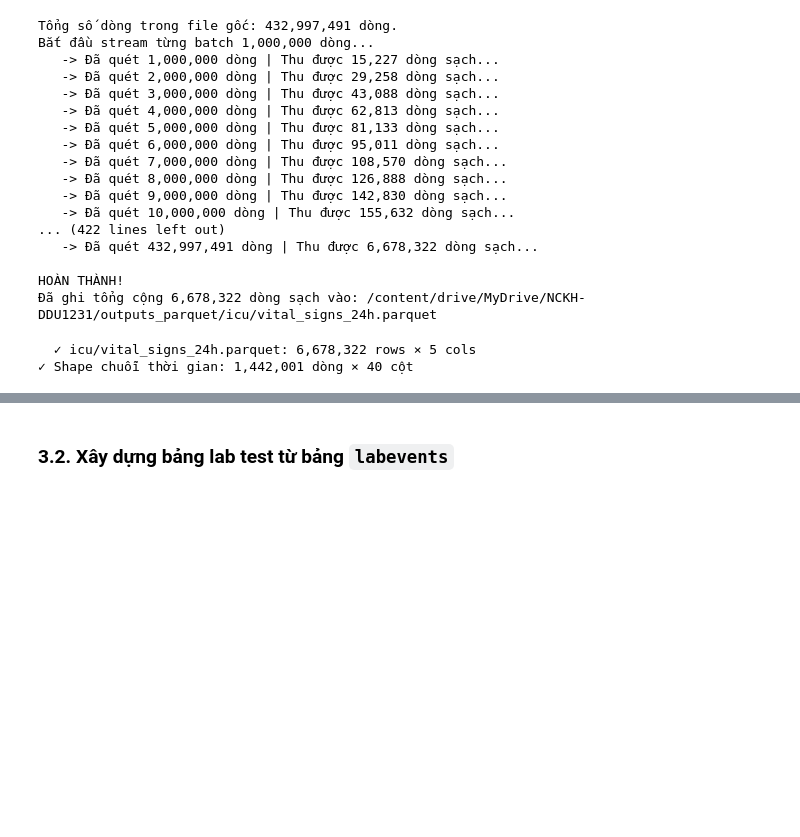
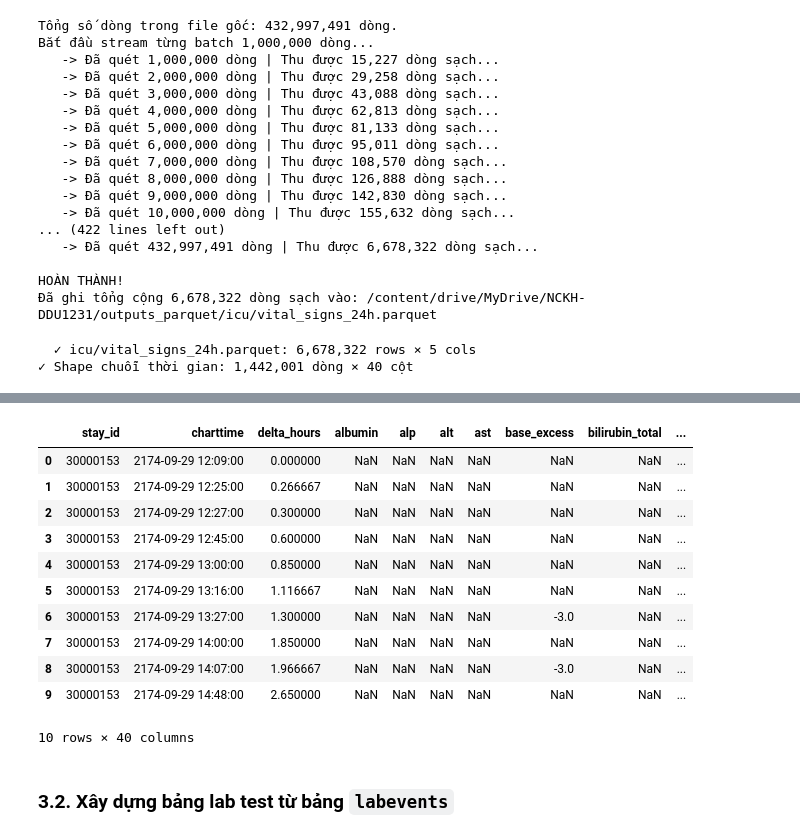
Before and after one commit to TienNguyen0712/hybrid-llm-tabular-pipeline-for-icu-mortality-prediction, a Jupyter notebook: notebooks/predict_mortality_using_mimic_iv_baseline_1.ipynb, the cells around one changed output, grey strips where cells are left out. Drawn from its saved outputs; the diff is of its cells as text; code cells hidden in the pictures; blank space fills up the shorter version.

```diff
--- a/notebooks/predict_mortality_using_mimic_iv_baseline_1.ipynb
+++ b/notebooks/predict_mortality_using_mimic_iv_baseline_1.ipynb
@@ -808,3 +820,18 @@ print(f"✓ Shape chuỗi thời gian: {vital_signs_ts.shape[0]:,} dòng × {vit
+# %%
+vital_signs_ts.head(10)
+# %% [output]
+|  | stay_id | charttime | delta_hours | albumin | alp | alt | ast | base_excess | bilirubin_total | ... |
+| 0 | 30000153 | 2174-09-29 12:09:00 | 0.000000 | NaN | NaN | NaN | NaN | NaN | NaN | ... |
+| 1 | 30000153 | 2174-09-29 12:25:00 | 0.266667 | NaN | NaN | NaN | NaN | NaN | NaN | ... |
+| 2 | 30000153 | 2174-09-29 12:27:00 | 0.300000 | NaN | NaN | NaN | NaN | NaN | NaN | ... |
+| 3 | 30000153 | 2174-09-29 12:45:00 | 0.600000 | NaN | NaN | NaN | NaN | NaN | NaN | ... |
+| 4 | 30000153 | 2174-09-29 13:00:00 | 0.850000 | NaN | NaN | NaN | NaN | NaN | NaN | ... |
+| 5 | 30000153 | 2174-09-29 13:16:00 | 1.116667 | NaN | NaN | NaN | NaN | NaN | NaN | ... |
+| 6 | 30000153 | 2174-09-29 13:27:00 | 1.300000 | NaN | NaN | NaN | NaN | -3.0 | NaN | ... |
+| 7 | 30000153 | 2174-09-29 14:00:00 | 1.850000 | NaN | NaN | NaN | NaN | NaN | NaN | ... |
+| 8 | 30000153 | 2174-09-29 14:07:00 | 1.966667 | NaN | NaN | NaN | NaN | -3.0 | NaN | ... |
+| 9 | 30000153 | 2174-09-29 14:48:00 | 2.650000 | NaN | NaN | NaN | NaN | NaN | NaN | ... |
+10 rows × 40 columns
 # %% [markdown]
 ### **3.2. Xây dựng bảng lab test từ bảng `labevents`**
 # %% [markdown]
```
Also changed, not shown: parts of 3 cells of this notebook.
